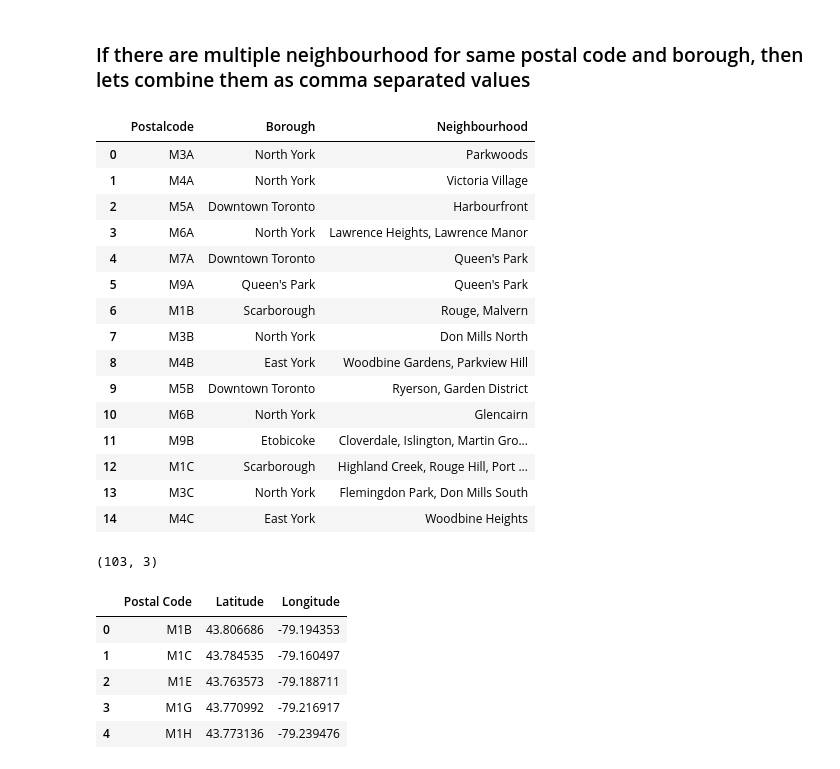
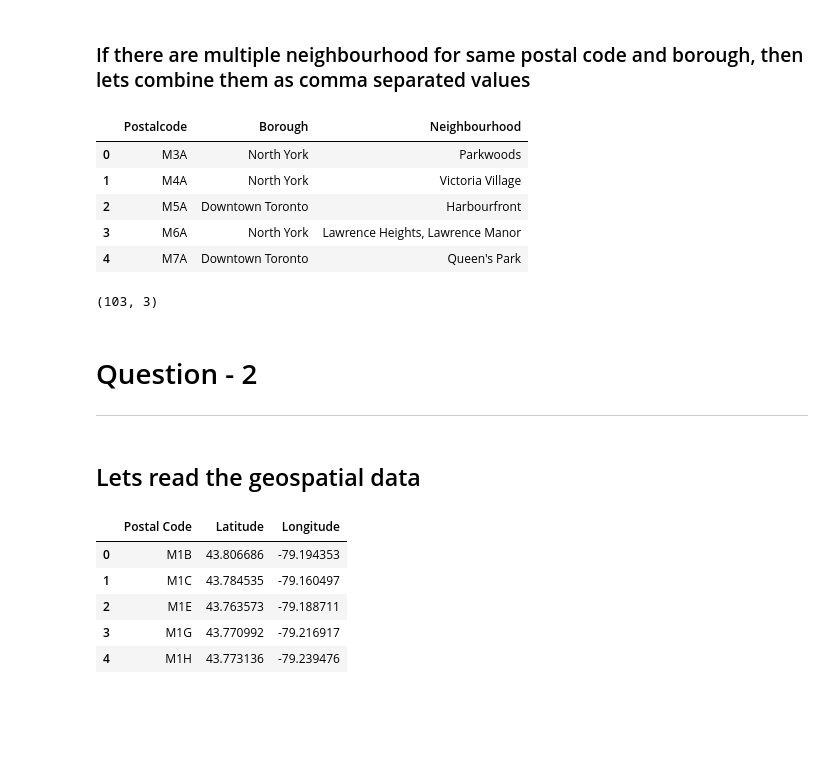
Before and after one commit to try4dipen/Coursera_Capstone, a Jupyter notebook: Capstone Week 3 Assignment.ipynb, the cells around one changed output. Saved outputs shown, nothing was run; the diff lists cells and outputs as text; code cells hidden in the pictures; blank space fills up the shorter version.

```diff
--- a/Capstone Week 3 Assignment.ipynb
+++ b/Capstone Week 3 Assignment.ipynb
@@ -119,26 +119,21 @@ df.head()
 # %%
 result = df.groupby(['Postalcode','Borough'], sort=False).agg( ', '.join)
 df_new=result.reset_index()
-df_new.head(15)
+df_new.head()
 # %% [output]
 |  | Postalcode | Borough | Neighbourhood |
 | 0 | M3A | North York | Parkwoods |
 | 1 | M4A | North York | Victoria Village |
 | 2 | M5A | Downtown Toronto | Harbourfront |
 | 3 | M6A | North York | Lawrence Heights, Lawrence Manor |
 | 4 | M7A | Downtown Toronto | Queen's Park |
-| 5 | M9A | Queen's Park | Queen's Park |
-| 6 | M1B | Scarborough | Rouge, Malvern |
-| 7 | M3B | North York | Don Mills North |
-| 8 | M4B | East York | Woodbine Gardens, Parkview Hill |
-| 9 | M5B | Downtown Toronto | Ryerson, Garden District |
-| 10 | M6B | North York | Glencairn |
-| 11 | M9B | Etobicoke | Cloverdale, Islington, Martin Gro... |
-| 12 | M1C | Scarborough | Highland Creek, Rouge Hill, Port ... |
-| 13 | M3C | North York | Flemingdon Park, Don Mills South |
-| 14 | M4C | East York | Woodbine Heights |
 # %%
 df_new.shape
 # %% [output]
 (103, 3)
+# %% [markdown]
+# Question - 2
+___
+# %% [markdown]
+## Lets read the geospatial data
 # %%
```
Also changed, not shown: parts of 4 cells of this notebook.
